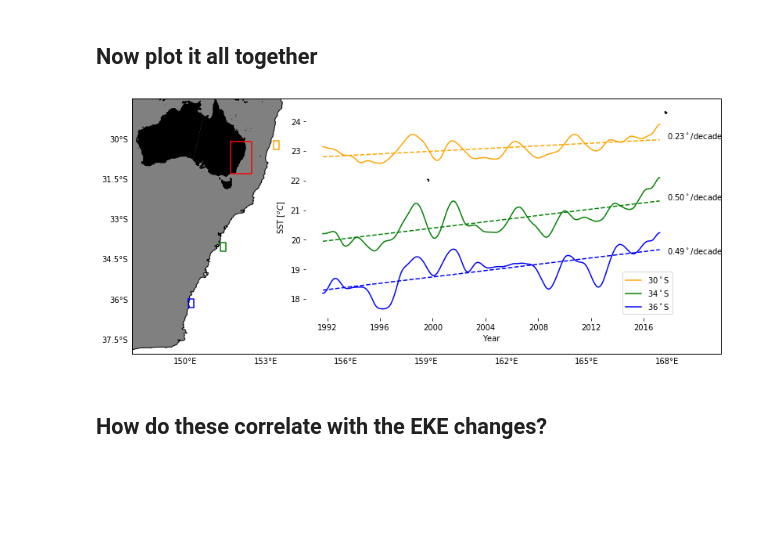
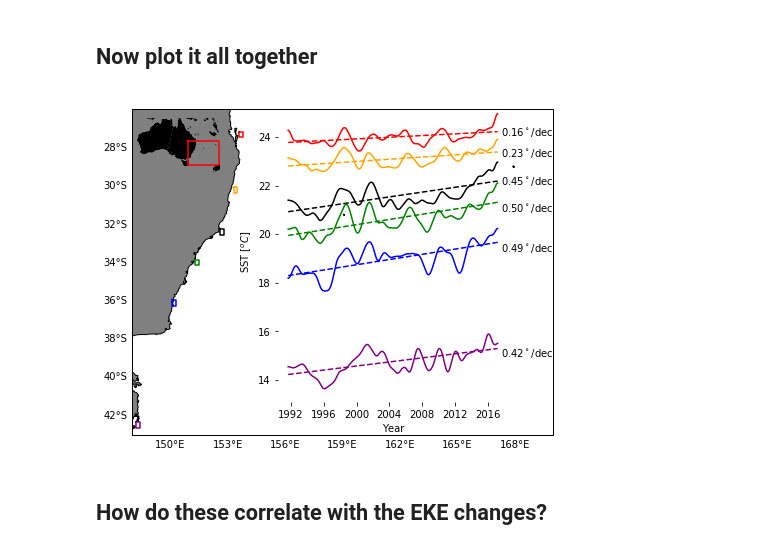
Before and after one commit to nmalan/EAC-shelf-trends, a Jupyter notebook: Mooring_SST_analysis.ipynb, the cells around one changed output. Drawn from its saved outputs; the diff is of its cells as text; code cells hidden in the pictures; blank space fills up the shorter version.

Commit message:
calculate trends over model time period

```diff
--- a/Mooring_SST_analysis.ipynb
+++ b/Mooring_SST_analysis.ipynb
@@ -87,14 +89,15 @@ def xarray_trend(xarr):
 # %% [markdown]
 ## Import netcdfs of CMC temperature at mooring locations made in Mooring_SST_subset.
 # %%
+MIS = xr.open_dataset('CMC_temp_MIS.nc')
 BMP = xr.open_dataset('CMC_temp_BMP.nc')
+SYD = xr.open_dataset('CMC_temp_SYD140.nc')
 SRO = xr.open_dataset('CMC_temp_Seal_Rocks.nc')
-SYD = xr.open_dataset('CMC_temp_SYD140.nc')
 CH = xr.open_dataset('CMC_temp_CH100.nc')
 SEQ = xr.open_dataset('CMC_temp_SEQ200.nc')
 
 # Should the box sizes for each mooring site be standardised?
-BMP
+MIS
 # %% [output]
 <xarray.Dataset>
 Dimensions:       (time: 9330)
@@ -479,5 +547,16 @@ x_BMP = [BMP_annual_means.year.isel(year=0), BMP_annual_means.year.isel(year=-1)
 # slope * x + intercept
 y_BMP = [sst_BMP_slope*x_CH[0] + sst_BMP_intercept, sst_BMP_slope*x_CH[1] + sst_BMP_intercept]
 plt.plot(x_BMP,y_BMP)
+
+MIS_annual_means = MIS_anomalies.groupby('time.year').mean('time')
+
+#use earl's method for plotting trendline:
+sst_MIS_slope, sst_MIS_intercept, sst_MIS_rvalue, sst_MIS_pvalue, sst_MIS_stderr = stats.linregress(MIS_annual_means.year, MIS_annual_means)
+plt.plot(MIS_annual_means.year,MIS_annual_means)
+x_MIS = [MIS_annual_means.year.isel(year=0), MIS_annual_means.year.isel(year=-1)]
+
+# slope * x + intercept
+y_MIS = [sst_MIS_slope*x_CH[0] + sst_MIS_intercept, sst_MIS_slope*x_CH[1] + sst_MIS_intercept]
+plt.plot(x_MIS,y_MIS)
 # %% [output]
 [<matplotlib.lines.Line2D at 0x...>]
@@ -522,11 +601,11 @@ plt.show()
 # %% [markdown]
 ## Now plot it all together
 # %%
-fig = plt.figure(figsize=(14,6))
+fig = plt.figure(figsize=(8,6))
 
 coast = cfeature.NaturalEarthFeature(category='physical', scale='10m',
                             facecolor='none', name='coastline')
-roi = [148, 170, -38, -28.5]
+roi = [148, 170, -43, -26]
 ax2 = plt.axes(projection=ccrs.PlateCarree())
 feature = ax2.add_feature(coast, edgecolor='black',facecolor='gray')
 
@@ -540,50 +619,81 @@ gl.ylabels_right = False
 gl.xlabels_top = False
 gl.xlines = False
 gl.ylines = False
+#SEQ
+x = [153.6, 153.6, 153.8, 153.8, 153.6]
+y = [-27.2, -27.5, -27.5, -27.2, -27.2]
+ax2.plot(x, y, transform=ccrs.PlateCarree(),color = 'red')
+
 #Coffs
 x = [153.3, 153.3, 153.5, 153.5, 153.3]
 y = [-30.1, -30.4, -30.4, -30.1, -30.1]
 ax2.plot(x, y, transform=ccrs.PlateCarree(),color = 'orange')
+
+#Seal Rocks
+x = [152.6, 152.6, 152.8, 152.8, 152.6]
+y = [-32.3, -32.6, -32.6, -32.3, -32.3]
+ax2.plot(x, y, transform=ccrs.PlateCarree(),color = 'black')
+
 #SYD
 x = [151.3, 151.3, 151.5, 151.5, 151.3]
 y = [-33.9, -34.2, -34.2, -33.9, -33.9]
 ax2.plot(x, y, transform=ccrs.PlateCarree(),color = 'green')
 #BMP
 x = [150.1, 150.1, 150.3, 150.3, 150.1]
 y = [-36, -36.3, -36.3, -36, -36]
 ax2.plot(x, y, transform=ccrs.PlateCarree(),color = 'b')
-plt.text(168, -30, '0.23$^\circ$/decade', transform=ccrs.PlateCarree())
-plt.text(168, -32.3, '0.50$^\circ$/decade', transform=ccrs.PlateCarree())
-plt.text(168, -34.3, '0.49$^\circ$/decade', transform=ccrs.PlateCarree())
 
-ax = fig.add_axes([.07,.58,.3,.3],projection=ccrs.PlateCarree())
-ax.set_extent([110, 160, -45, -10])
+#Maria Island
+x = [148.2, 148.2, 148.4, 148.4, 148.2]
+y = [-42.4, -42.7, -42.7, -42.4, -42.4]
+ax2.plot(x, y, transform=ccrs.PlateCarree(),color = 'purple')
+
+plt.text(167.3, -27.4, '0.16$^\circ$/dec', transform=ccrs.PlateCarree()) #SEQ trend
+plt.text(167.3, -28.5, '0.23$^\circ$/dec', transform=ccrs.PlateCarree()) #Coffs trend
+plt.text(167.3, -30, '0.45$^\circ$/dec', transform=ccrs.PlateCarree())   # Seal Rocks trend
+plt.text(167.3, -31.4, '0.50$^\circ$/dec', transform=ccrs.PlateCarree()) # Sydney trend
+plt.text(167.3, -33.5, '0.49$^\circ$/dec', transform=ccrs.PlateCarree()) # BMP trend
+plt.text(167.3, -39, '0.42$^\circ$/dec', transform=ccrs.PlateCarree())   # Maria Is. trend
+
+ax = fig.add_axes([.15,.72,.15,.15],projection=ccrs.PlateCarree())
+ax.set_extent([110, 171, -45, -10])
 feature = ax.add_feature(coast, edgecolor='black',facecolor='black')
  # to get the effect of having just the land without a map "background"
  # turn off the outline and background patches
 ax.background_patch.set_visible(False)
 ax.outline_patch.set_visible(False)
 
-x = [148, 148, 156, 156, 148]
-y = [-26, -38, -38, -26, -26]
+x = [roi[0], roi[0], roi[1], roi[1], roi[0]]
+y = [roi[3], roi[2], roi[2], roi[3], roi[3]]
 ax.plot(x, y, transform=ccrs.PlateCarree(),color = 'red')
 
-ax_ts = fig.add_axes([.36,.23,.47,.6])
-a = plt.plot(CH.time ,CH_filt_anomalies, label='30$^\circ$S', color='orange')
+ax_ts = fig.add_axes([.4,.2,.4,.7])
+a = plt.plot(SEQ.time ,SEQ_filt_anomalies, label='30$^\circ$S', color='red')
+plt.plot([SEQ.time[0].values,SEQ.time[-1].values],y_SEQ,color='red',linestyle='--')
+
+b = plt.plot(CH.time ,CH_filt_anomalies, label='30$^\circ$S', color='orange')
 plt.plot([CH.time[0].values,CH.time[-1].values],y_CH,color='orange',linestyle='--')
-b = plt.plot(SYD.time ,SYD_filt_anomalies, label='34$^\circ$S',color='green')
+
+c = plt.plot(SRO.time ,SRO_filt_anomalies, label='30$^\circ$S', color='black')
+plt.plot([SRO.time[0].values,SRO.time[-1].values],y_SRO,color='black',linestyle='--')
+
+d = plt.plot(SYD.time ,SYD_filt_anomalies, label='34$^\circ$S',color='green')
 plt.plot([SYD.time[0].values,SYD.time[-1].values],y_SYD,color='green',linestyle='--')
-#SYD140_surface_raw.plot()
-c = plt.plot(BMP.time ,BMP_filt_anomalies, label='36$^\circ$S',color='b')
+
+e = plt.plot(BMP.time ,BMP_filt_anomalies, label='36$^\circ$S',color='b')
 plt.plot([BMP.time[0].values,BMP.time[-1].values],y_BMP,color='b',linestyle='--')
+
+f = plt.plot(MIS.time ,MIS_filt_anomalies, label='36$^\circ$S',color='purple')
+plt.plot([MIS.time[0].values,MIS.time[-1].values],y_MIS,color='purple',linestyle='--')
+
 plt.ylabel('SST [$^oC$]')
 plt.xlabel('Year')
 plt.box(False)
 
-ax_ts.legend(loc = 'lower right')
-plt.savefig('Mooring_satellite_sst_summary.png', dpi=300,bbox_inches='tight')
+#ax_ts.legend(loc = 'best')
+plt.savefig('Mooring_satellite_sst__wholesystem_summary.png', dpi=300,bbox_inches='tight')
 # %% [output]
-[figure, old version]
+[figure, new version]
 # %% [markdown]
 ## How do these correlate with the EKE changes?
 # %%
```
Also changed, not shown: parts of 14 cells of this notebook, 4 other files.
